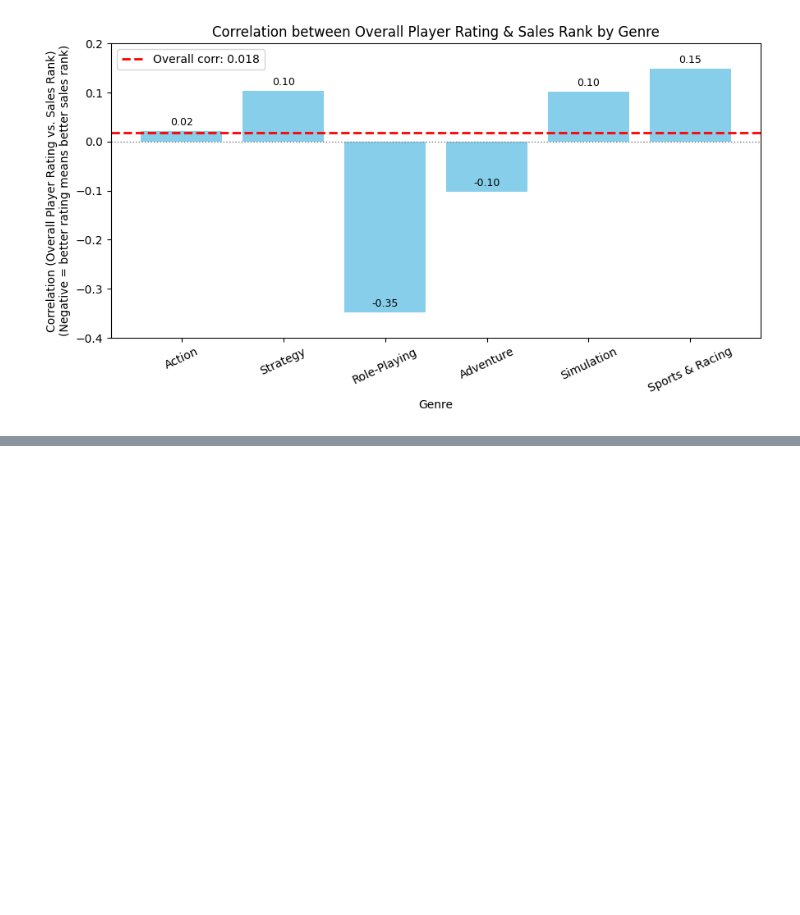
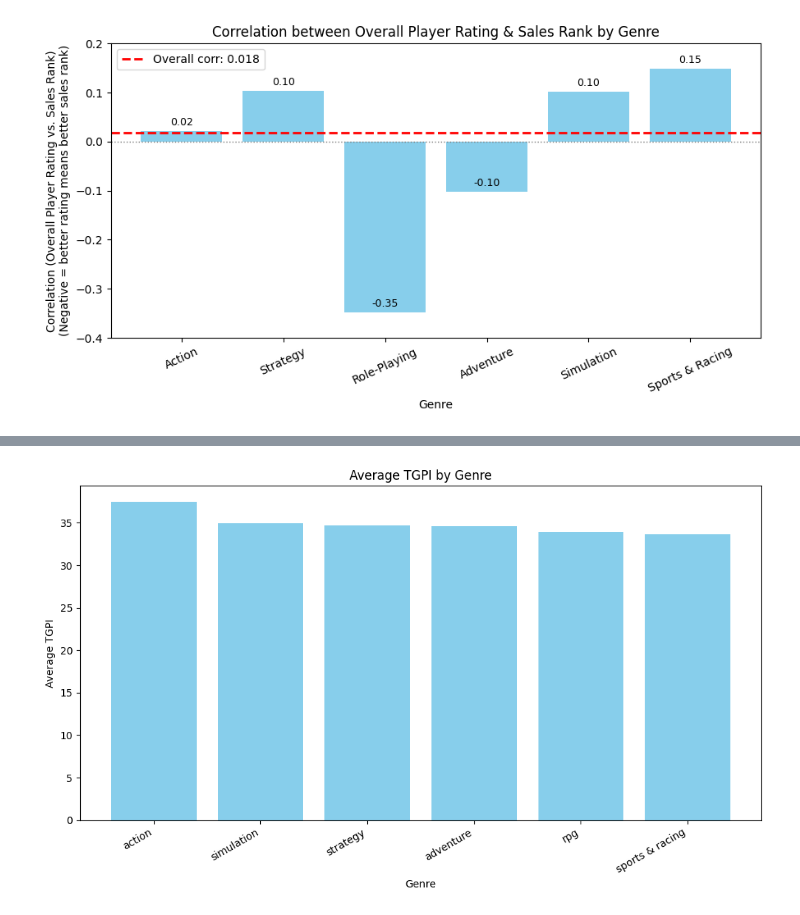
Before and after one commit to OfirBH/Steam_Final_Project, a Jupyter notebook: steam_final_project.ipynb, the cells around one changed output, grey strips where cells are left out. Drawn from its saved outputs; the diff is of its cells as text; code cells hidden in the pictures; blank space fills up the shorter version.

```diff
--- a/steam_final_project.ipynb
+++ b/steam_final_project.ipynb
@@ -2165,0 +2149,19 @@ Role-Playing   : 0.688
+# %%
+#the calculations are based on the score - the higer the better:
+weights = {
+    "score_revenue":0.4,
+    "score_sales":0.3,
+    "score_review":0.3
+}
+
+def calc_tgpi(row):
+    total, w_sum = 0, 0
+    for col, w in weights.items():
+        if pd.notna(row[col]):
+            total += row[col] * w
+            w_sum += w
+    return total/w_sum if w_sum > 0 else None
+
+top_10['TGPI'] = top_10.apply(calc_tgpi, axis =1)
+
+top_10[['game_name','normalized_genre', 'TGPI']].round(2)
@@ -2165,0 +2186,12 @@ Role-Playing   : 0.688
+# %%
+#aggregation to be per genre and not per specific game:
+genre_kpi = (top_10.groupby('normalized_genre')['TGPI']
+.agg(
+    avg_tgpi = 'mean',
+    std_tgpi = 'std',
+    n_games = 'count')
+.reset_index()
+.sort_values('avg_tgpi', ascending = False)
+)
+
+genre_kpi.round(2)
@@ -2165,0 +2206,13 @@ Role-Playing   : 0.688
+# %%
+import matplotlib.pyplot as plt
+
+plt.figure(figsize=(10, 6))
+plt.bar(genre_kpi['normalized_genre'], genre_kpi['avg_tgpi'], color='skyblue')
+plt.xlabel('Genre')
+plt.ylabel('Average TGPI')
+plt.title('Average TGPI by Genre')
+plt.xticks(rotation=30, ha='right')
+plt.tight_layout()
+plt.show()
+# %% [output]
+[figure, added]
```
Also changed, not shown: parts of 38 cells of this notebook.
